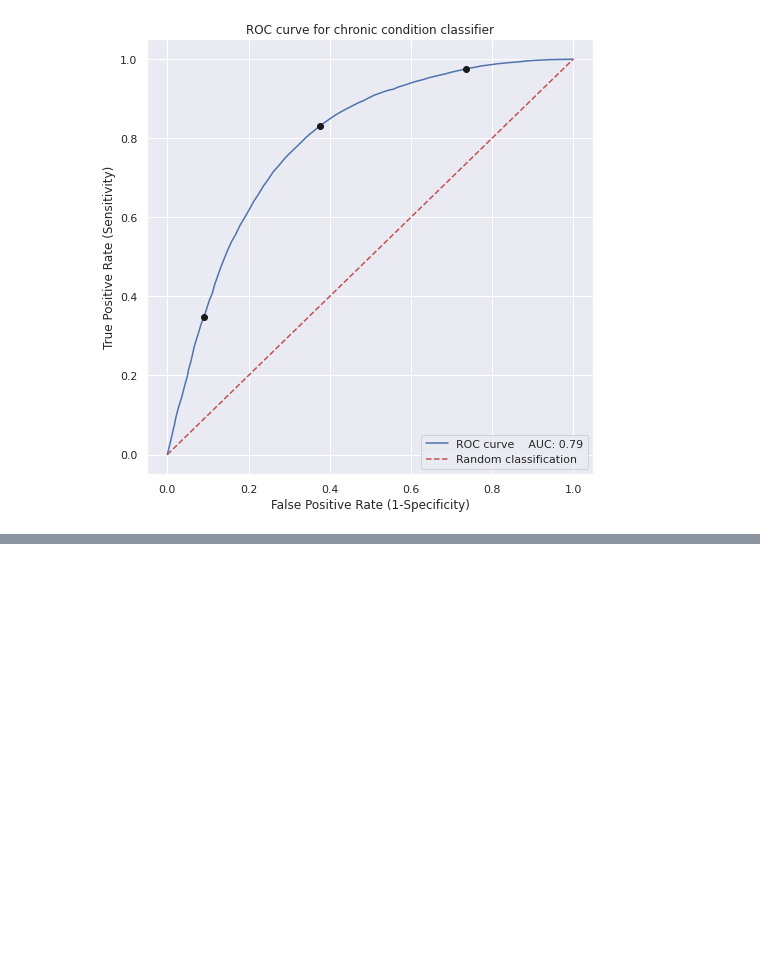
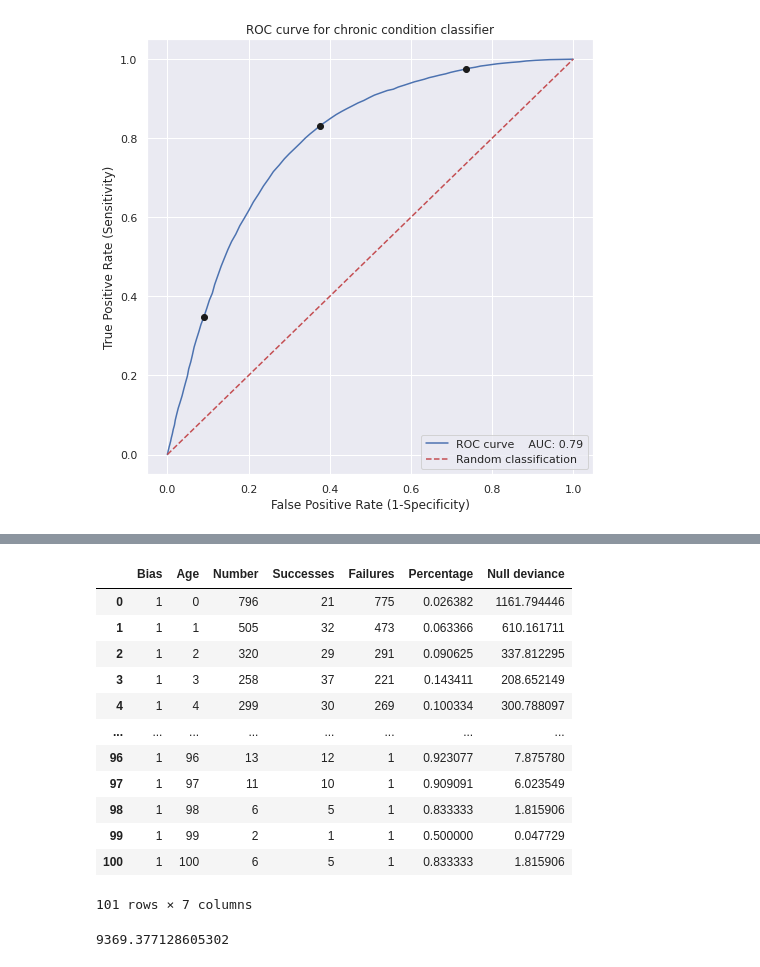
Before and after one commit to pajacobson/regression, a Jupyter notebook: notebooks/chronic.ipynb, the cells around one changed output, grey strips where cells are left out. Drawn from its saved outputs; the diff is of its cells as text; code cells hidden in the pictures; blank space fills up the shorter version.

```diff
--- a/py-notebooks/chronic.ipynb
+++ b/notebooks/chronic.ipynb
@@ -300,3 +302,10 @@ plt.legend(loc="lower right")
 plt.savefig("chronic_roc.png")
 # %% [output]
 [figure]
+# %%
+cohorts = (chronic.groupby("Age", as_index=False)
+           .agg(Number = ("Condition","size"),
+                Successes = ("Condition","sum"),
+                Percentage = ("Condition","mean")))
+cohorts.insert(3,"Failures", cohorts["Number"] - cohorts["Successes"])
+cohorts
@@ -302,0 +364,25 @@ plt.savefig("chronic_roc.png")
+# %%
+null_odds = np.exp( cohorts_null_fit.params["Bias"] )
+pi_null = null_odds / (1 + null_odds)
+pi_null
+cohorts["Null deviance"] = (2*( cohorts["Successes"]*np.log( cohorts["Percentage"]/pi_null ) +
+                               cohorts["Failures"]*np.log( (1 - cohorts["Percentage"] )/(1 - pi_null) ) ))
+cohorts
+# %% [output]
+|  | Bias | Age | Number | Successes | Failures | Percentage | Null deviance |
+| 0 | 1 | 0 | 796 | 21 | 775 | 0.026382 | 1161.794446 |
+| 1 | 1 | 1 | 505 | 32 | 473 | 0.063366 | 610.161711 |
+| 2 | 1 | 2 | 320 | 29 | 291 | 0.090625 | 337.812295 |
+| 3 | 1 | 3 | 258 | 37 | 221 | 0.143411 | 208.652149 |
+| 4 | 1 | 4 | 299 | 30 | 269 | 0.100334 | 300.788097 |
+| ... | ... | ... | ... | ... | ... | ... | ... |
+| 96 | 1 | 96 | 13 | 12 | 1 | 0.923077 | 7.875780 |
+| 97 | 1 | 97 | 11 | 10 | 1 | 0.909091 | 6.023549 |
+| 98 | 1 | 98 | 6 | 5 | 1 | 0.833333 | 1.815906 |
+| 99 | 1 | 99 | 2 | 1 | 1 | 0.500000 | 0.047729 |
+| 100 | 1 | 100 | 6 | 5 | 1 | 0.833333 | 1.815906 |
+101 rows × 7 columns
+# %%
+np.sum( cohorts["Null deviance"])
+# %% [output]
+9369.377128605302
```
Also changed, not shown: parts of 17 cells of this notebook, 44 other files.
